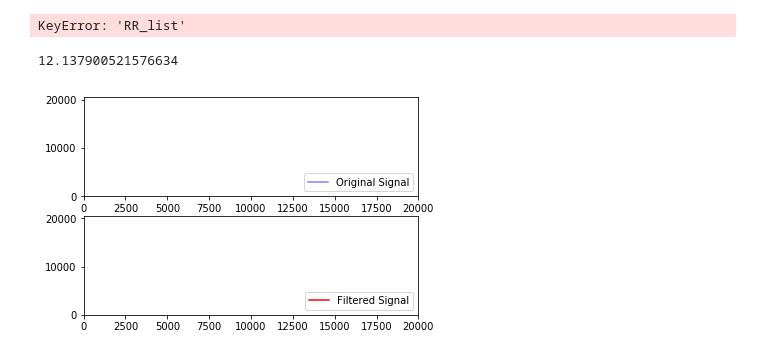
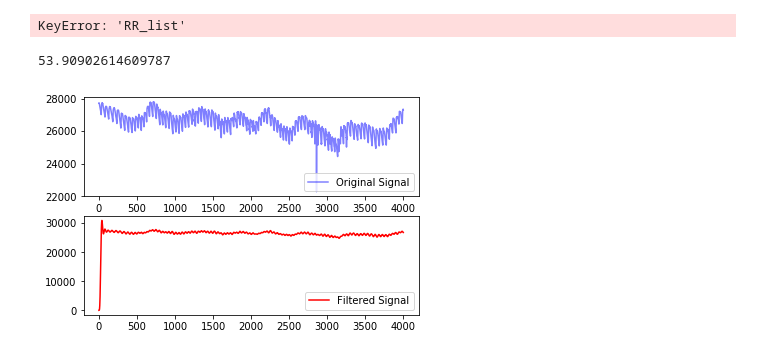
Before and after one commit to TeamCanaria/DataAnalysis, a Jupyter notebook: Van Gent Tutorial/PPGHeartRateAnalysis.ipynb, the cells around one changed output. Saved outputs shown, nothing was run; the diff lists cells and outputs as text; code cells hidden in the pictures.

```diff
--- a/Van Gent Tutorial/PPGHeartRateAnalysis.ipynb
+++ b/Van Gent Tutorial/PPGHeartRateAnalysis.ipynb
@@ -292,14 +292,16 @@ for x in dataset['Date']:
     #dt.timetuple
     #print(time.mktime(dt_struct))
     #dt = datetime.fromtimestamp(time.mktime(dt))
-    #print("%f" % us)
+    #print("%s" % dt_struct)
 
     unix_time.append(time.mktime(dt_struct) + (us / 1000000.0))
 #print(unix_time)
-fs = (len(unix_time) / (unix_time[-1] - unix_time[0]))
+#fs = (len(unix_time) / (unix_time[-1] - unix_time[0]))
+fs = (14000 / (unix_time[20000] - unix_time[6000]))
 print("%s" % fs)
+#print("%d" % len(unix_time))
 # %% [output]
-12.137900521576634
+53.90902614609787
 # %%
 #a Butterworth filter for noise reduction
 import pandas as pd
@@ -308,41 +310,41 @@ import numpy as np
 import math
 from scipy.signal import butter, lfilter #Import the extra module required
 
 def get_data(filename):
     dataset = pd.read_csv(filename)
     return dataset
 
 #Define the filter
 def butter_lowpass(cutoff, samplingfreq, order=5):
     nyq = 0.5 * samplingfreq #Nyquist frequeny is half the sampling frequency
     normal_cutoff = cutoff / nyq
     b, a = butter(order, normal_cutoff, btype='low', analog=False)
     return b, a
 
 def butter_lowpass_filter(data, cutoff, samplingfreq, order):
     b, a = butter_lowpass(cutoff, samplingfreq, order=order)
     y = lfilter(b, a, data)
     return y
 
-dataset = get_data('../Data/2018-01-30_Finger.csv')
+dataset = get_data('2018-01-30.csv')
 dataset = dataset[20000:24000].reset_index(drop=True) #For visibility take a subselection of the entire signal from samples 6000 - 12000 (00:01:00 - 00:02:00)
 
-filtered = butter_lowpass_filter(dataset['RedSignal'], 2.5, 100.0, 5)#filter the signal with a cutoff at 2.5Hz and a 5th order Butterworth filter
+filtered = butter_lowpass_filter(dataset['Red Signal'], 2.5, 100.0, 5)#filter the signal with a cutoff at 2.5Hz and a 5th order Butterworth filter
 
 #Plot it
 plt.subplot(211)
-plt.ylim(0,20500)
-plt.xlim(0,20000)
-plt.plot(dataset['RedSignal'], color='Blue', alpha=0.5, label='Original Signal')
+#plt.ylim(0,20500)
+#plt.xlim(0,20000)
+plt.plot(dataset['Red Signal'], color='Blue', alpha=0.5, label='Original Signal')
 plt.legend(loc=4)
 plt.subplot(212)
-plt.xlim(0,20000)
-plt.ylim(0,20500) #limit filtered signal to have same y-axis as original (filter response starts at 0 so otherwise the plot will be scaled)
+#plt.xlim(0,20000)
+#plt.ylim(0,20500) #limit filtered signal to have same y-axis as original (filter response starts at 0 so otherwise the plot will be scaled)
 plt.plot(filtered, color='Red', label='Filtered Signal')
 plt.legend(loc=4)
 plt.show()
 # %% [output]
-[figure, old version]
+[figure, new version]
 # %%
 import pandas as pd
 import matplotlib.pyplot as plt
```
Also changed, not shown: parts of 2 cells of this notebook, 2 other files.
